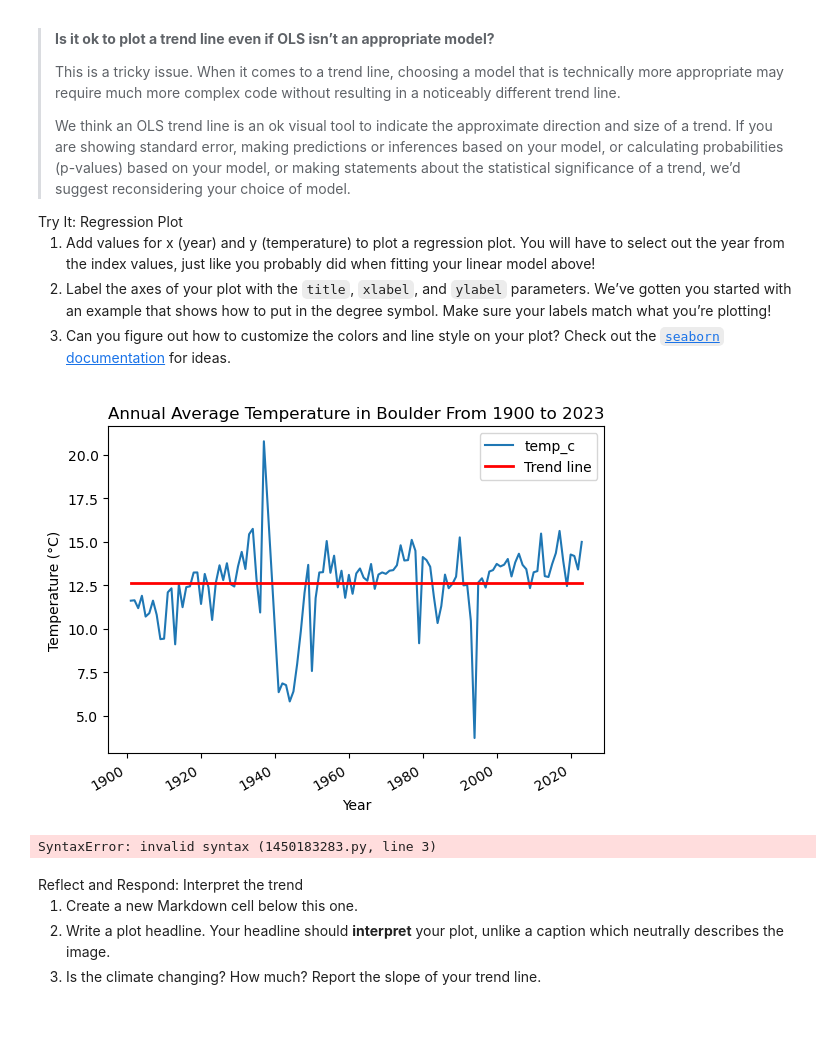
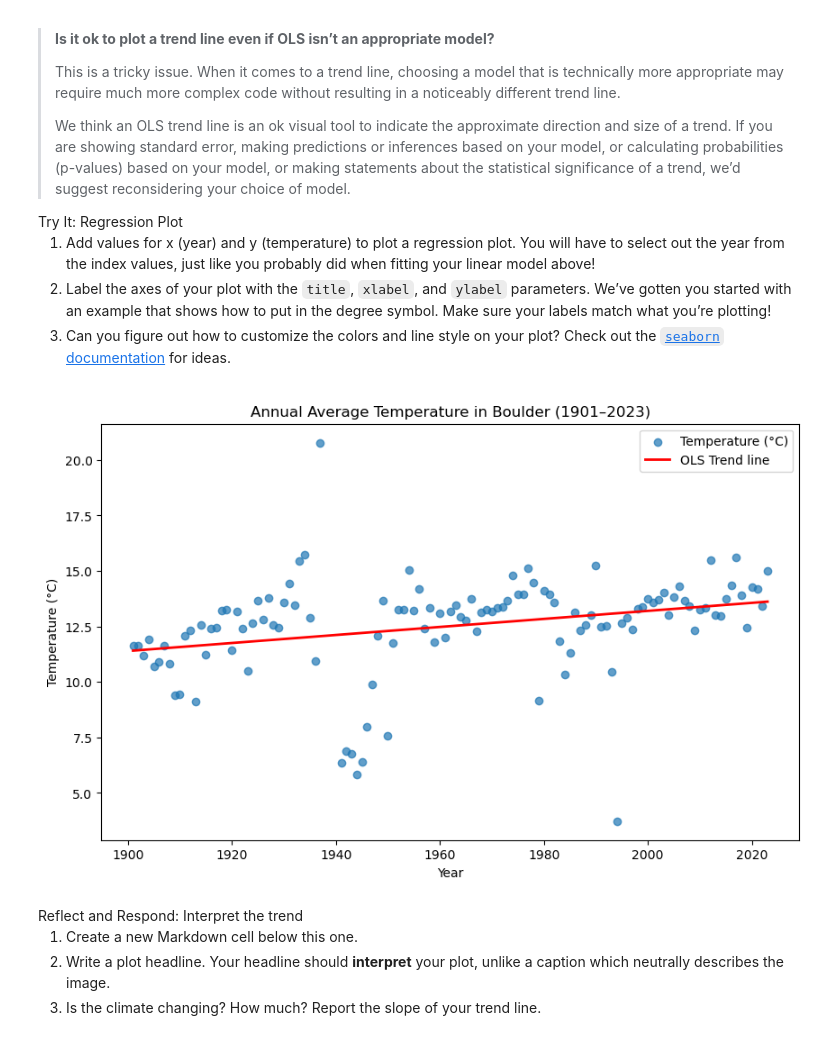
Before and after one commit to earthlab-education/02-climate-maxwarnock, a Jupyter notebook: 05_Climate_Coding_Challenge.ipynb, the cells around one changed output. Saved outputs shown, nothing was run; the diff lists cells and outputs as text; code cells hidden in the pictures.

```diff
--- a/05_Climate_Coding_Challenge.ipynb
+++ b/05_Climate_Coding_Challenge.ipynb
@@ -208,43 +184,27 @@ your plot? Check out the <a
 href="https://seaborn.pydata.org"><code>seaborn</code> documentation</a>
 for ideas.</li>
 </ol></div></div>
-# %%
-import matplotlib.pyplot as plt
-
-# Plot the annual data
-ax = ann_climate_df.plot(
-    x="DATE", y="temp_c",
-    title="Annual Average Temperature in Boulder From 1900 to 2023",
-    xlabel="Year", ylabel="Temperature (°C)"
-)
-
-# Use years (integers) instead of datetime for trendline
-x_years = ann_climate_df["DATE"].dt.year.values
-y_trend = slope * x_years + intercept
-
-# Plot the trendline
-ax.plot(ann_climate_df["DATE"], y_trend, color="red", linewidth=2, label="Trend line")
-ax.legend()
-
-plt.show()
-# %% [output]
-[figure, removed]
 # %%
-# Plot annual average temperature with a trend line
-ax = sns.regplot(
-    x=,
-    y=,
-)
-# Set plot labels
-ax.set(
-    title='',
-    xlabel='',
-    ylabel='Temperature ($^\circ$F)'
-)
-# Display the plot without extra text
+# Create plot
+plt.figure(figsize=(10,6))
+
+# Scatter plot of observed data
+plt.scatter(ann_climate_df["Year"], ann_climate_df["temp_c"], label="Temperature (°C)", alpha=0.7)
+
+# Trendline
+x_vals = np.linspace(ann_climate_df["Year"].min(), ann_climate_df["Year"].max(), 100)
+y_trend = slope * x_vals + intercept
+plt.plot(x_vals, y_trend, color="red", linewidth=2, label="OLS Trend line")
+
+# Labels and title
+plt.title("Annual Average Temperature in Boulder (1901–2023)")
+plt.xlabel("Year")
+plt.ylabel("Temperature (°C)")
+plt.legend()
+
 plt.show()
 # %% [output]
-SyntaxError: invalid syntax (1450183283.py, line 3)
+[figure, added]
 # %% [markdown]
 <link rel="stylesheet" type="text/css" href="./assets/styles.css"><div class="callout callout-style-default callout-titled callout-respond"><div class="callout-header"><div class="callout-icon-container"><i class="callout-icon"></i></div><div class="callout-title-container flex-fill">Reflect and Respond: Interpret the trend</div></div><div class="callout-body-container callout-body"><ol type="1">
 <li>Create a new Markdown cell below this one.</li>
```
Also changed, not shown: parts of 2 cells of this notebook, 3 other files.
